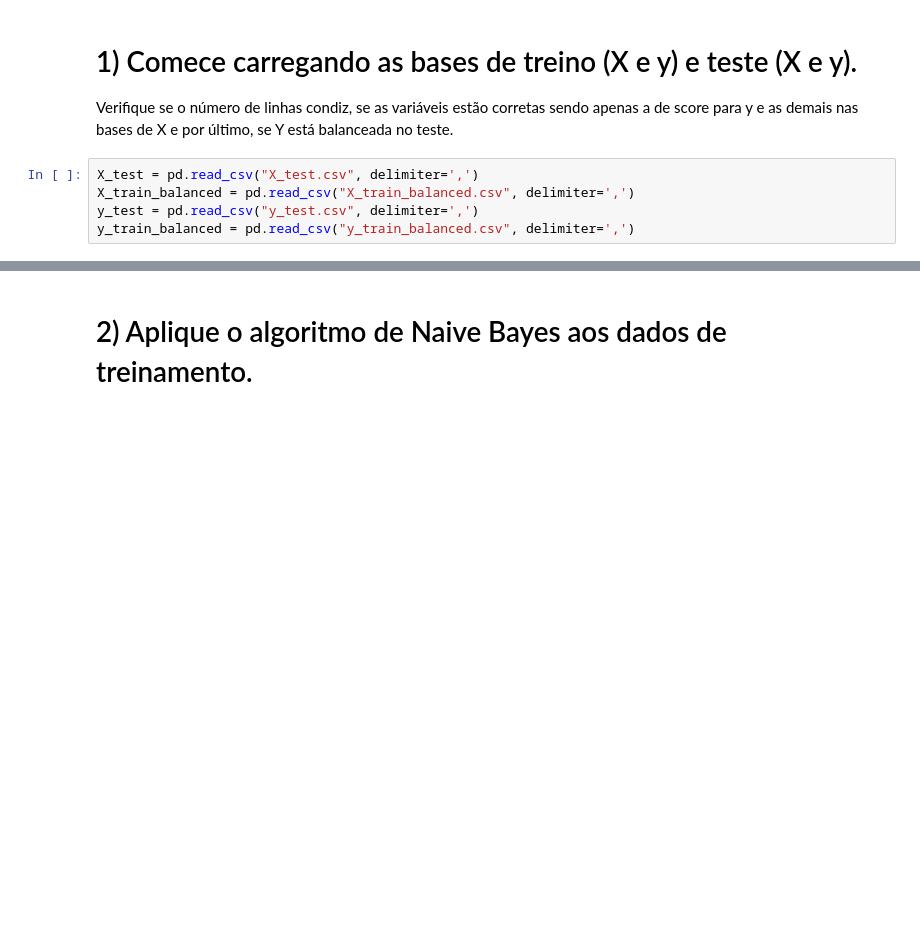
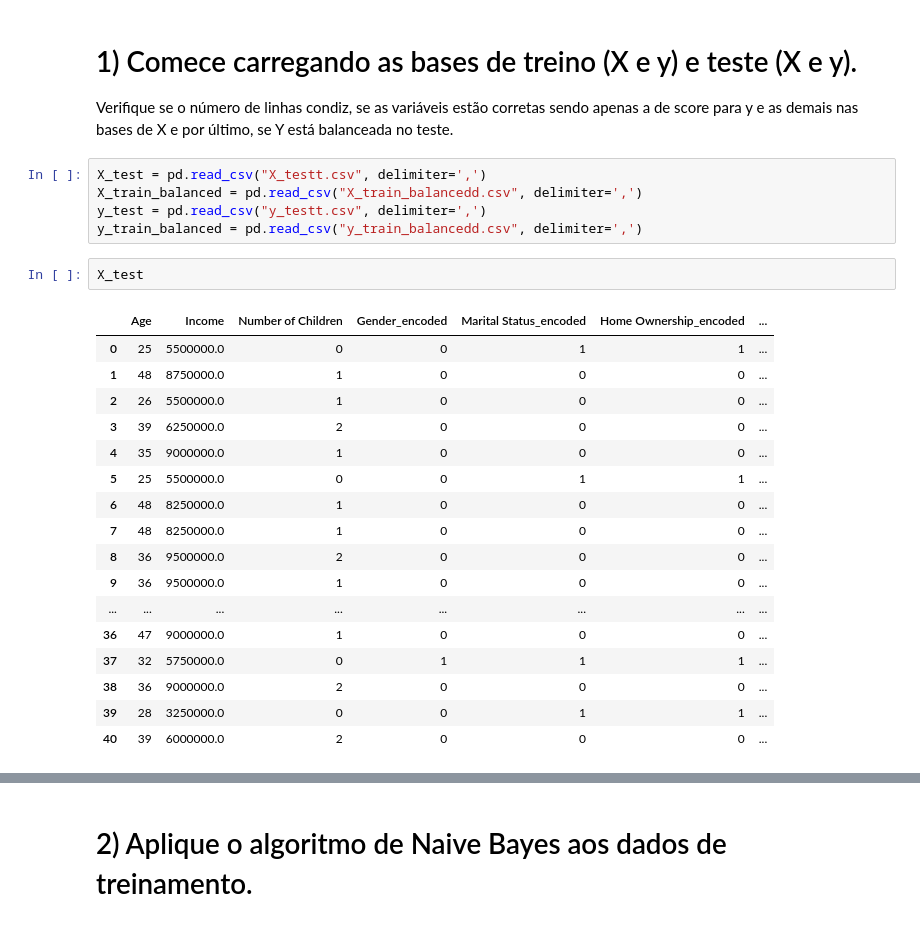
Before and after one commit to TierryW/Ciencia_de_Dados, a Jupyter notebook: Aprendizagem_Baysiana/Profissao Cientista de Dados M20 Pratique.ipynb, the cells around one changed output, grey strips where cells are left out. Cells and saved outputs as stored; diff of their text form; blank space fills up the shorter version.

```diff
--- a/Aprendizagem_Baysiana/Profissao Cientista de Dados M20 Pratique.ipynb
+++ b/Aprendizagem_Baysiana/Profissao Cientista de Dados M20 Pratique.ipynb
@@ -22,7 +22,27 @@ Em resumo, o Naive Bayes pode ser aplicado da mesma maneira para problemas de cl
 # 1) Comece carregando as bases de treino (X e y) e teste (X e y).
 Verifique se o número de linhas condiz, se as variáveis estão corretas sendo apenas a de score para y e as demais nas bases de X e por último, se Y está balanceada no teste.
 # %%
-X_test = pd.read_csv("X_test.csv", delimiter=',')
-X_train_balanced = pd.read_csv("X_train_balanced.csv", delimiter=',')
-y_test = pd.read_csv("y_test.csv", delimiter=',')
-y_train_balanced = pd.read_csv("y_train_balanced.csv", delimiter=',')
+X_test = pd.read_csv("X_testt.csv", delimiter=',')
+X_train_balanced = pd.read_csv("X_train_balancedd.csv", delimiter=',')
+y_test = pd.read_csv("y_testt.csv", delimiter=',')
+y_train_balanced = pd.read_csv("y_train_balancedd.csv", delimiter=',')
+# %%
+X_test
+# %% [output]
+|  | Age | Income | Number of Children | Gender_encoded | Marital Status_encoded | Home Ownership_encoded | ... |
+| 0 | 25 | 5500000.0 | 0 | 0 | 1 | 1 | ... |
+| 1 | 48 | 8750000.0 | 1 | 0 | 0 | 0 | ... |
+| 2 | 26 | 5500000.0 | 1 | 0 | 0 | 0 | ... |
+| 3 | 39 | 6250000.0 | 2 | 0 | 0 | 0 | ... |
+| 4 | 35 | 9000000.0 | 1 | 0 | 0 | 0 | ... |
+| 5 | 25 | 5500000.0 | 0 | 0 | 1 | 1 | ... |
+| 6 | 48 | 8250000.0 | 1 | 0 | 0 | 0 | ... |
+| 7 | 48 | 8250000.0 | 1 | 0 | 0 | 0 | ... |
+| 8 | 36 | 9500000.0 | 2 | 0 | 0 | 0 | ... |
+| 9 | 36 | 9500000.0 | 1 | 0 | 0 | 0 | ... |
+| ... | ... | ... | ... | ... | ... | ... | ... |
+| 36 | 47 | 9000000.0 | 1 | 0 | 0 | 0 | ... |
+| 37 | 32 | 5750000.0 | 0 | 1 | 1 | 1 | ... |
+| 38 | 36 | 9000000.0 | 2 | 0 | 0 | 0 | ... |
+| 39 | 28 | 3250000.0 | 0 | 0 | 1 | 1 | ... |
+| 40 | 39 | 6000000.0 | 2 | 0 | 0 | 0 | ... |
```
Also changed, not shown: parts of 3 cells of this notebook, 1 other file.
